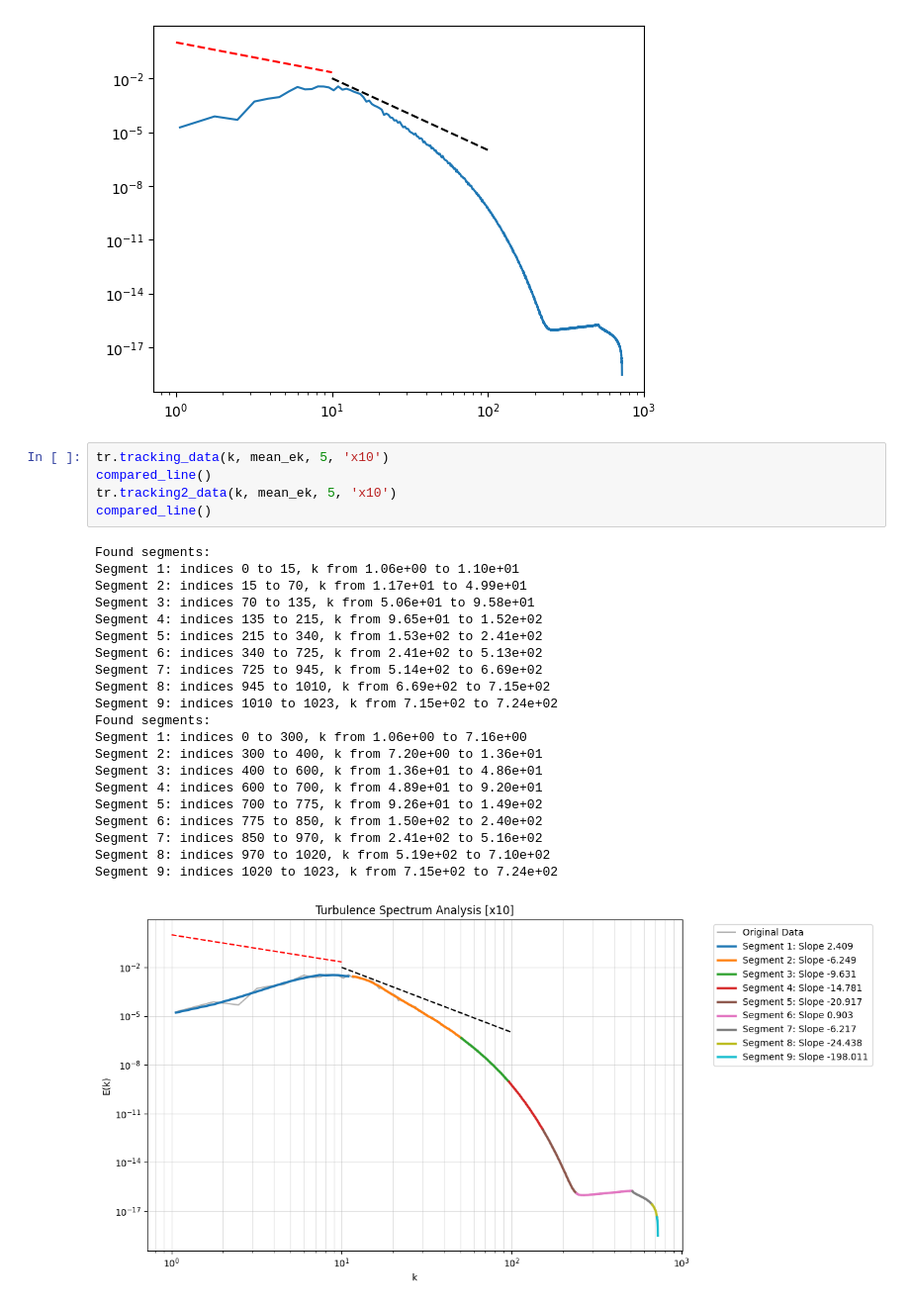
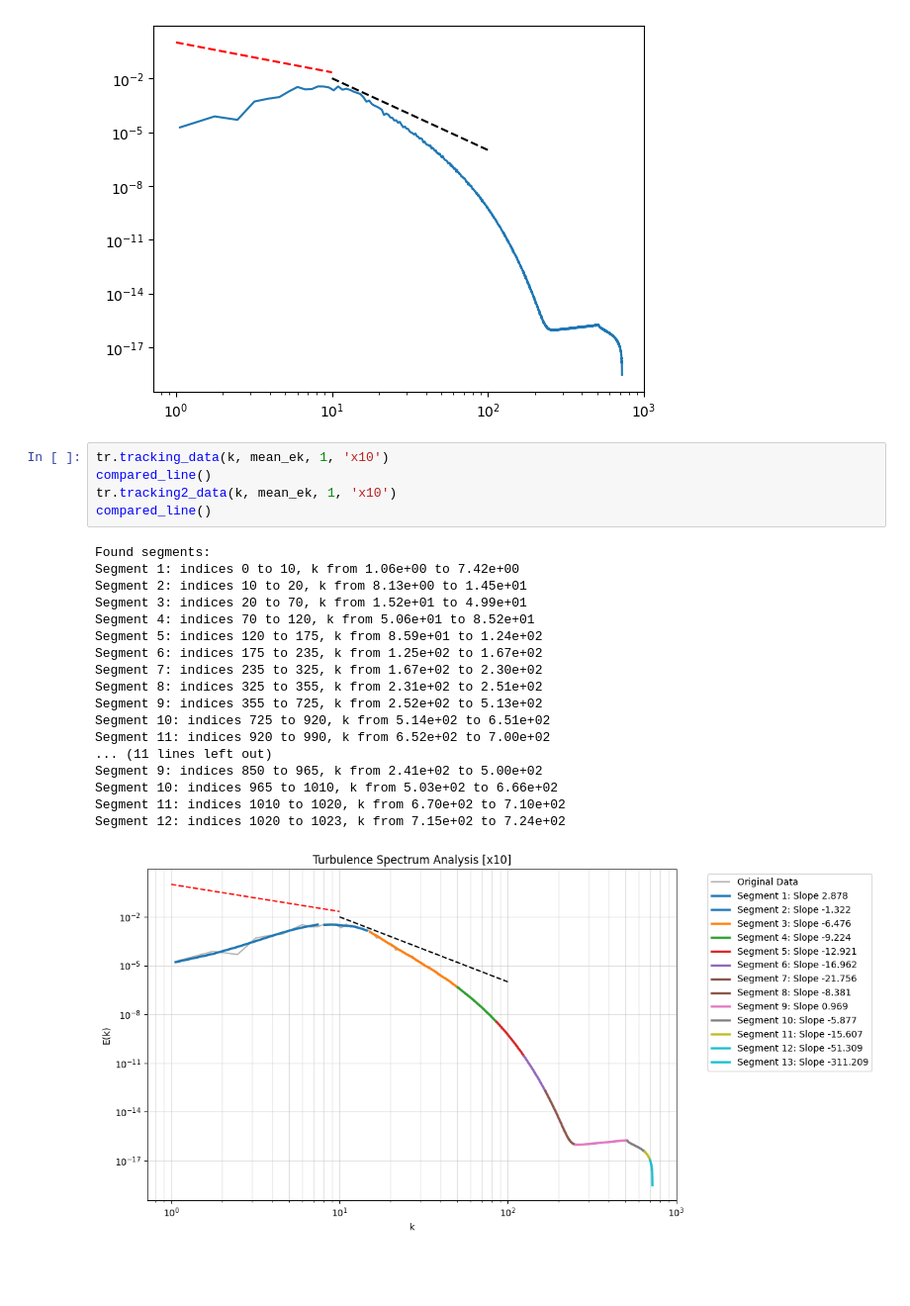
Before and after one commit to red1ithink/EnergySpectrum, a Jupyter notebook: tracking_range.ipynb, the cells around one changed output. Shown at 99% size. Cells and saved outputs as stored; diff of their text form; blank space fills up the shorter version.

```diff
--- a/tracking_range.ipynb
+++ b/tracking_range.ipynb
@@ -108,29 +108,26 @@ compared_line()
 # %% [output]
 [figure]
 # %%
-tr.tracking_data(k, mean_ek, 5, 'x10')
+tr.tracking_data(k, mean_ek, 1, 'x10')
 compared_line()
-tr.tracking2_data(k, mean_ek, 5, 'x10')
+tr.tracking2_data(k, mean_ek, 1, 'x10')
 compared_line()
 # %% [output]
 Found segments:
-Segment 1: indices 0 to 15, k from 1.06e+00 to 1.10e+01
-Segment 2: indices 15 to 70, k from 1.17e+01 to 4.99e+01
-Segment 3: indices 70 to 135, k from 5.06e+01 to 9.58e+01
-Segment 4: indices 135 to 215, k from 9.65e+01 to 1.52e+02
-Segment 5: indices 215 to 340, k from 1.53e+02 to 2.41e+02
-Segment 6: indices 340 to 725, k from 2.41e+02 to 5.13e+02
-Segment 7: indices 725 to 945, k from 5.14e+02 to 6.69e+02
-Segment 8: indices 945 to 1010, k from 6.69e+02 to 7.15e+02
-Segment 9: indices 1010 to 1023, k from 7.15e+02 to 7.24e+02
-Found segments:
-Segment 1: indices 0 to 300, k from 1.06e+00 to 7.16e+00
-Segment 2: indices 300 to 400, k from 7.20e+00 to 1.36e+01
-Segment 3: indices 400 to 600, k from 1.36e+01 to 4.86e+01
-Segment 4: indices 600 to 700, k from 4.89e+01 to 9.20e+01
-Segment 5: indices 700 to 775, k from 9.26e+01 to 1.49e+02
-Segment 6: indices 775 to 850, k from 1.50e+02 to 2.40e+02
-Segment 7: indices 850 to 970, k from 2.41e+02 to 5.16e+02
-Segment 8: indices 970 to 1020, k from 5.19e+02 to 7.10e+02
-Segment 9: indices 1020 to 1023, k from 7.15e+02 to 7.24e+02
+Segment 1: indices 0 to 10, k from 1.06e+00 to 7.42e+00
+Segment 2: indices 10 to 20, k from 8.13e+00 to 1.45e+01
+Segment 3: indices 20 to 70, k from 1.52e+01 to 4.99e+01
+Segment 4: indices 70 to 120, k from 5.06e+01 to 8.52e+01
+Segment 5: indices 120 to 175, k from 8.59e+01 to 1.24e+02
+Segment 6: indices 175 to 235, k from 1.25e+02 to 1.67e+02
+Segment 7: indices 235 to 325, k from 1.67e+02 to 2.30e+02
+Segment 8: indices 325 to 355, k from 2.31e+02 to 2.51e+02
+Segment 9: indices 355 to 725, k from 2.52e+02 to 5.13e+02
+Segment 10: indices 725 to 920, k from 5.14e+02 to 6.51e+02
+Segment 11: indices 920 to 990, k from 6.52e+02 to 7.00e+02
+... (11 lines left out)
+Segment 9: indices 850 to 965, k from 2.41e+02 to 5.00e+02
+Segment 10: indices 965 to 1010, k from 5.03e+02 to 6.66e+02
+Segment 11: indices 1010 to 1020, k from 6.70e+02 to 7.10e+02
+Segment 12: indices 1020 to 1023, k from 7.15e+02 to 7.24e+02
-[figure, old version]
+[figure, new version]
```
Also changed, not shown: parts of 1 cell of this notebook, 1 other file.
